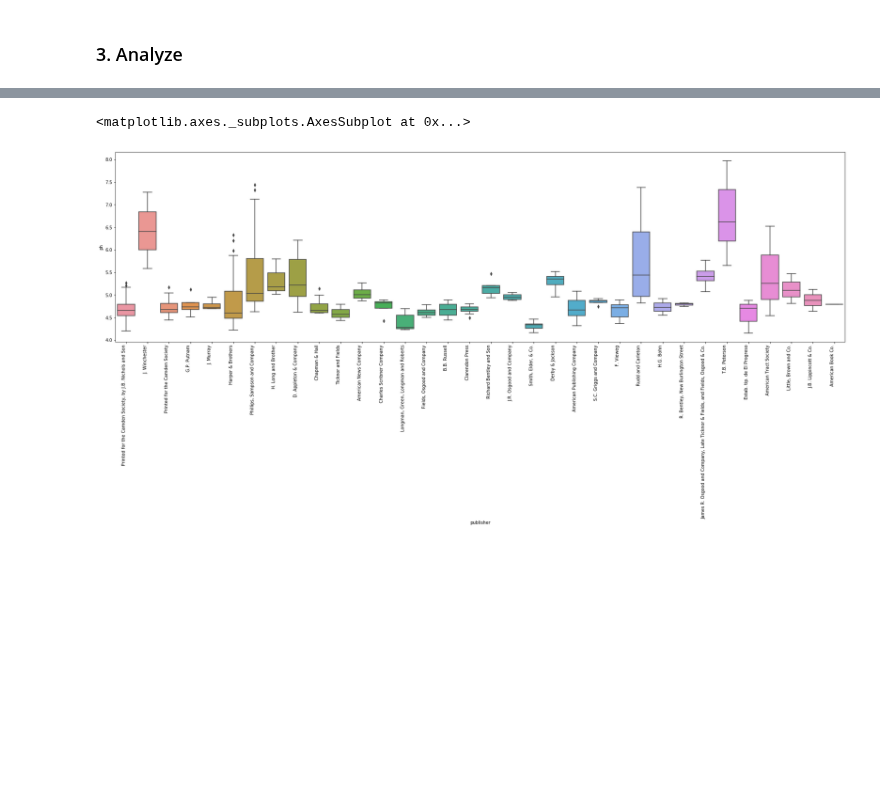
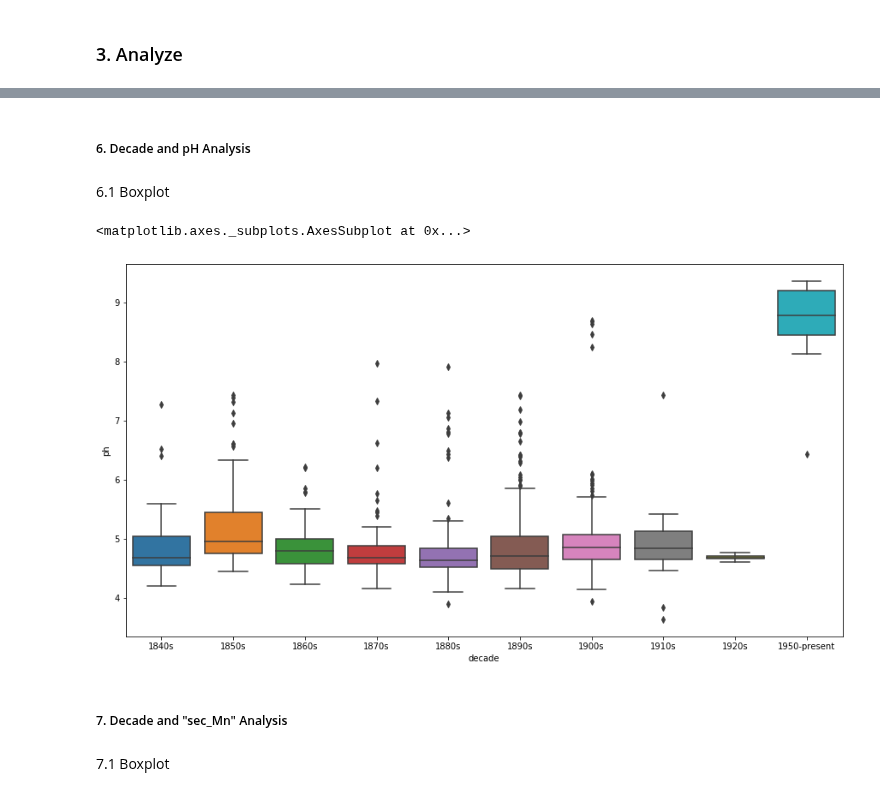
Before and after one commit to hujingc/umsi_loc_anc, a Jupyter notebook: loading_views.ipynb, the cells around one changed output, grey strips where cells are left out. Saved outputs shown, nothing was run; the diff lists cells and outputs as text; code cells hidden in the pictures; blank space fills up the shorter version.

Commit message:
working on decade analysis

```diff
--- a/loading_views.ipynb
+++ b/loading_views.ipynb
@@ -451,0 +480,28 @@ publisher_averages
+# %%
+# create a list of our conditions
+conditions = [
+    (publisher_analysis_data['year'] >= '1840-01-01') & (publisher_analysis_data['year'] < '1850-01-01'),
+    (publisher_analysis_data['year'] >= '1850-01-01') & (publisher_analysis_data['year'] < '1860-01-01'),
+    (publisher_analysis_data['year'] >= '1860-01-01') & (publisher_analysis_data['year'] < '1870-01-01'),
+    (publisher_analysis_data['year'] >= '1870-01-01') & (publisher_analysis_data['year'] < '1880-01-01'),
+    (publisher_analysis_data['year'] >= '1880-01-01') & (publisher_analysis_data['year'] < '1890-01-01'),
+    (publisher_analysis_data['year'] >= '1890-01-01') & (publisher_analysis_data['year'] < '1900-01-01'),
+    (publisher_analysis_data['year'] >= '1900-01-01') & (publisher_analysis_data['year'] < '1910-01-01'),
+    (publisher_analysis_data['year'] >= '1910-01-01') & (publisher_analysis_data['year'] < '1920-01-01'),
+    (publisher_analysis_data['year'] >= '1920-01-01') & (publisher_analysis_data['year'] < '1930-01-01'),
+    (publisher_analysis_data['year'] >= '1930-01-01') & (publisher_analysis_data['year'] < '1940-01-01'),
+    (publisher_analysis_data['year'] >= '1940-01-01') & (publisher_analysis_data['year'] < '1950-01-01'),
+    (publisher_analysis_data['year'] >= '1950-01-01')
+]
+
+# create a list of the values we want to assign for each condition
+values = ['1840s', '1850s', '1860s', '1870s', '1880s', '1890s', '1900s', '1910s', '1920s', '1930s', '1940s', '1950-present']
+
+# create a new column and use np.select to assign values to it using our lists as arguments
+publisher_analysis_data['decade'] = np.select(conditions, values)
+
+#sort the rows by decade
+publisher_analysis_data = publisher_analysis_data.sort_values('decade')
+
+# display updated DataFrame
+#publisher_analysis_data.head()
@@ -452,7 +596,15 @@ publisher_averages
+# %% [markdown]
+##### 6. Decade and pH Analysis
+# %% [markdown]
+6.1 Boxplot
 # %%
-fig, ax = plt.subplots(figsize=(30,8))
-ax.set_xticklabels(ax.get_xticklabels(), rotation=90, horizontalalignment='right')
-sns.boxplot(x="publisher",y="ph", data=publisher_analysis_data_1840_to_1950)
+fig, ax = plt.subplots(figsize=(15,8))
+#ax.set_xticklabels(ax.get_xticklabels(), rotation=90, horizontalalignment='right')
+sns.boxplot(x="decade",y="ph", data=publisher_analysis_data)
 # %% [output]
 <matplotlib.axes._subplots.AxesSubplot at 0x...>
-[figure, old version]
+[figure, new version]
+# %% [markdown]
+##### 7. Decade and "sec_Mn" Analysis
+# %% [markdown]
+7.1 Boxplot
```
Also changed, not shown: parts of 50 cells of this notebook.
